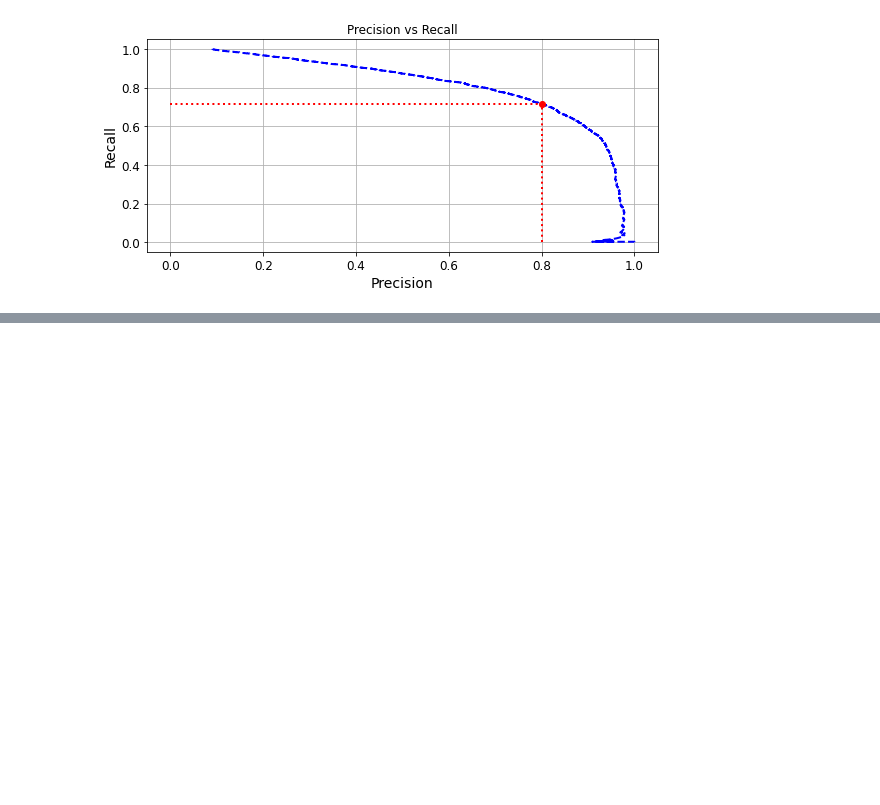
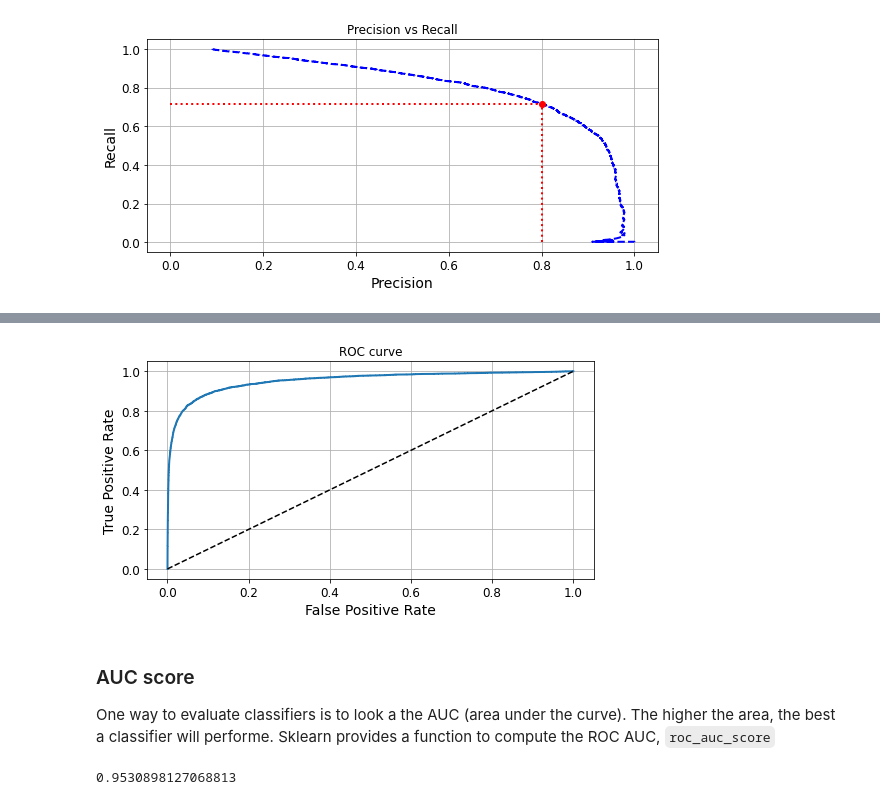
Before and after one commit to javlintor/hands-on-machine-learning, a Jupyter notebook: chapter3/Chapter3.ipynb, the cells around one changed output, grey strips where cells are left out. Cells and saved outputs as stored; diff of their text form; code cells hidden in the pictures; blank space fills up the shorter version.

Commit message:
binary classifier completed

```diff
--- a/chapter3/Chapter3.ipynb
+++ b/chapter3/Chapter3.ipynb
@@ -288,0 +296,26 @@ Saving figure precision_recall
+# %%
+from sklearn.metrics import roc_curve
+fpr, tpr, thersholds = roc_curve(y_train_5, y_scores)
+# %%
+def plot_roc_curve(fpr, tpr, label=None):
+    plt.plot(fpr, tpr, linewidth=2, label=label)
+    plt.plot([0, 1], [0, 1], 'k--')
+    plt.xlabel("False Positive Rate")
+    plt.ylabel("True Positive Rate")
+    plt.grid()
+    plt.title("ROC curve")
+
+plt.figure(figsize=(8,4))
+plot_roc_curve(fpr, tpr)
+plt.show()
+# %% [output]
+[figure, added]
+# %% [markdown]
+### AUC score
+One way to evaluate classifiers is to look a the AUC (area under the curve). The higher the area, the best a classifier will performe. Sklearn provides a function to compute the ROC AUC, `roc_auc_score`
+# %%
+from sklearn.metrics import roc_auc_score
+sgd_auc = roc_auc_score(y_train_5, y_scores)
+print(sgd_auc)
+# %% [output]
+0.9530898127068813
```
Also changed, not shown: parts of 15 cells of this notebook.
